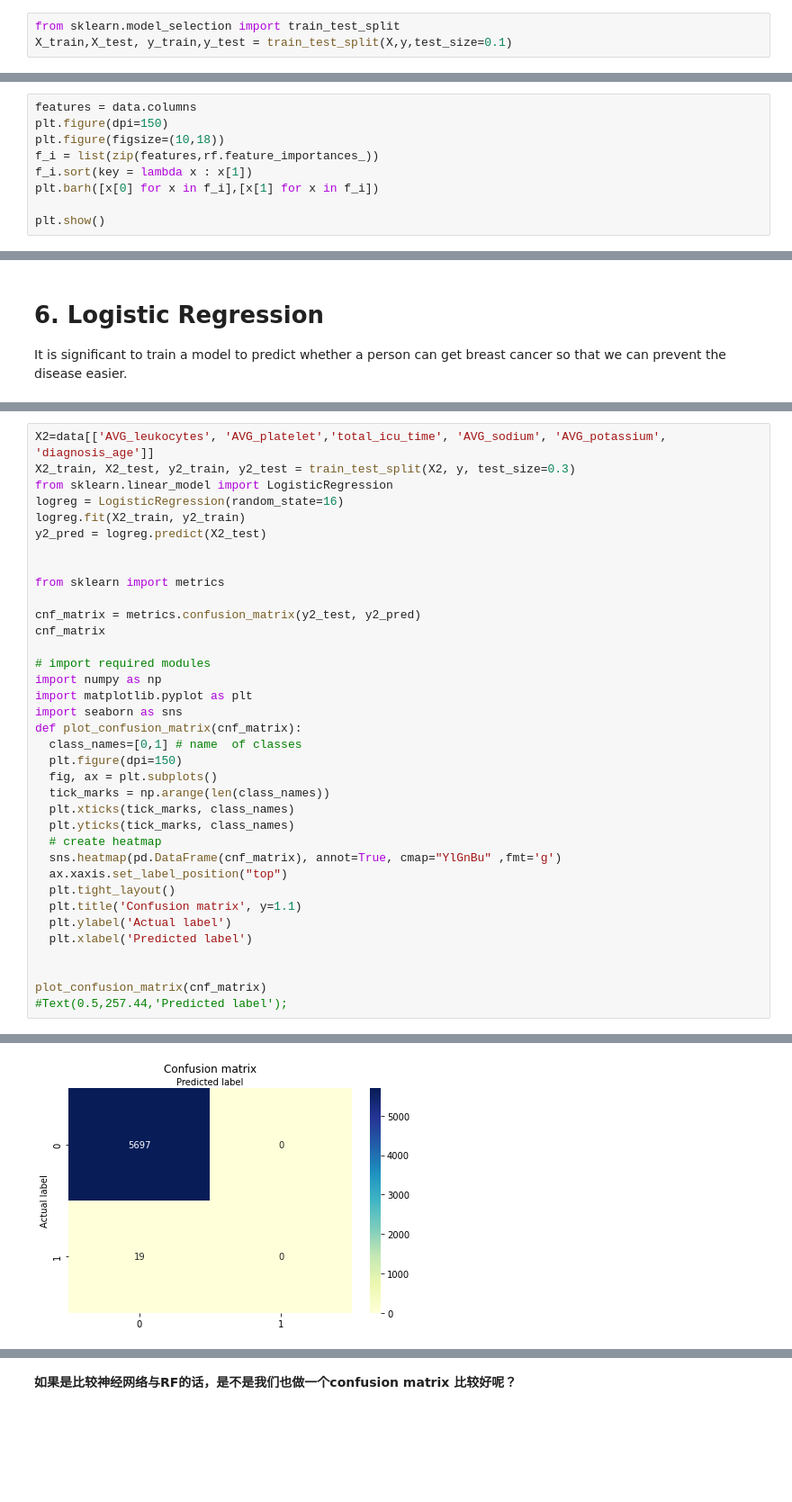
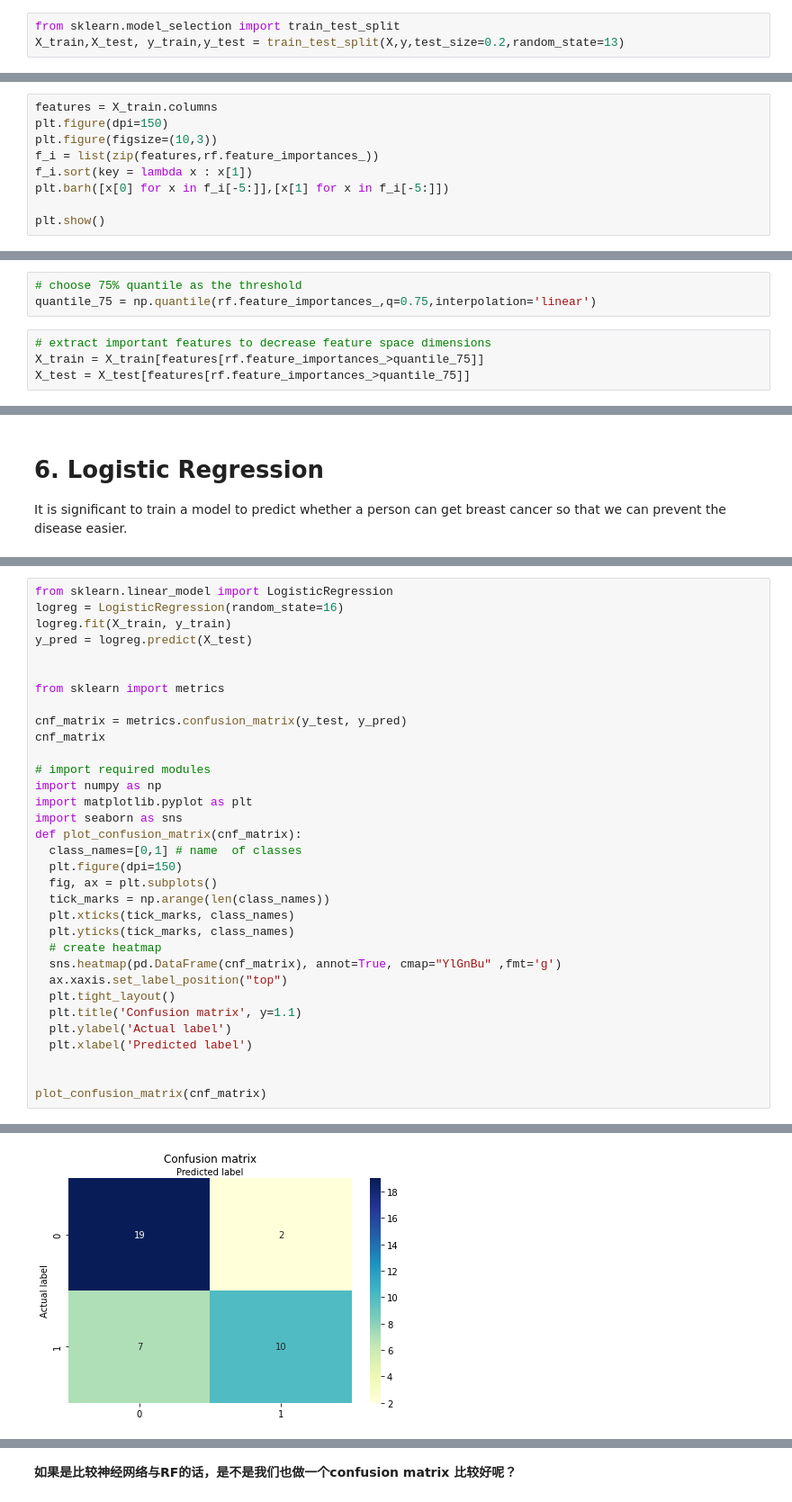
Before and after one commit to HuangruiChu/MIMIC-III-Breast-Cancer-study, a Jupyter notebook: MIMIC_Breast_Cancer.ipynb, the cells around one changed output, grey strips where cells are left out. Shown at 90% size. Drawn from its saved outputs; the diff is of its cells as text; blank space fills up the shorter version.

```diff
--- a/MIMIC_Breast_Cancer.ipynb
+++ b/MIMIC_Breast_Cancer.ipynb
@@ -886,7 +1021,7 @@ X = data.drop(target, axis=1)
 y = data[target]
 # %%
 from sklearn.model_selection import train_test_split
-X_train,X_test, y_train,y_test = train_test_split(X,y,test_size=0.1)
+X_train,X_test, y_train,y_test = train_test_split(X,y,test_size=0.2,random_state=13)
 # %% [markdown]
 Random Forest Training
 # %%
@@ -901,10 +1036,10 @@ RandomForestRegressor(random_state=0)
 # %%
-features = data.columns
+features = X_train.columns
 plt.figure(dpi=150)
-plt.figure(figsize=(10,18))
+plt.figure(figsize=(10,3))
 f_i = list(zip(features,rf.feature_importances_))
 f_i.sort(key = lambda x : x[1])
-plt.barh([x[0] for x in f_i],[x[1] for x in f_i])
+plt.barh([x[0] for x in f_i[-5:]],[x[1] for x in f_i[-5:]])
 
 plt.show()
 # %% [output]
@@ -934,0 +1050,7 @@ x
+# %%
+# choose 75% quantile as the threshold
+quantile_75 = np.quantile(rf.feature_importances_,q=0.75,interpolation='linear')
+# %%
+# extract important features to decrease feature space dimensions
+X_train = X_train[features[rf.feature_importances_>quantile_75]]
+X_test = X_test[features[rf.feature_importances_>quantile_75]]
@@ -939,15 +1096,13 @@ It is significant to train a model to predict whether a person can get breast ca
 # %%
-X2=data[['AVG_leukocytes', 'AVG_platelet','total_icu_time', 'AVG_sodium', 'AVG_potassium', 'diagnosis_age']]
-X2_train, X2_test, y2_train, y2_test = train_test_split(X2, y, test_size=0.3)
 from sklearn.linear_model import LogisticRegression
 logreg = LogisticRegression(random_state=16)
-logreg.fit(X2_train, y2_train)
-y2_pred = logreg.predict(X2_test)
+logreg.fit(X_train, y_train)
+y_pred = logreg.predict(X_test)
 
 
 from sklearn import metrics
 
-cnf_matrix = metrics.confusion_matrix(y2_test, y2_pred)
+cnf_matrix = metrics.confusion_matrix(y_test, y_pred)
 cnf_matrix
 
 # import required modules
@@ -971,5 +1126,4 @@ def plot_confusion_matrix(cnf_matrix):
 
 
 plot_confusion_matrix(cnf_matrix)
-#Text(0.5,257.44,'Predicted label');
 # %% [output]
@@ -977 +1138 @@ Text(0.5, 257.44, 'Predicted label')
-[figure, old version]
+[figure, new version]
```
Also changed, not shown: parts of 56 cells of this notebook.
